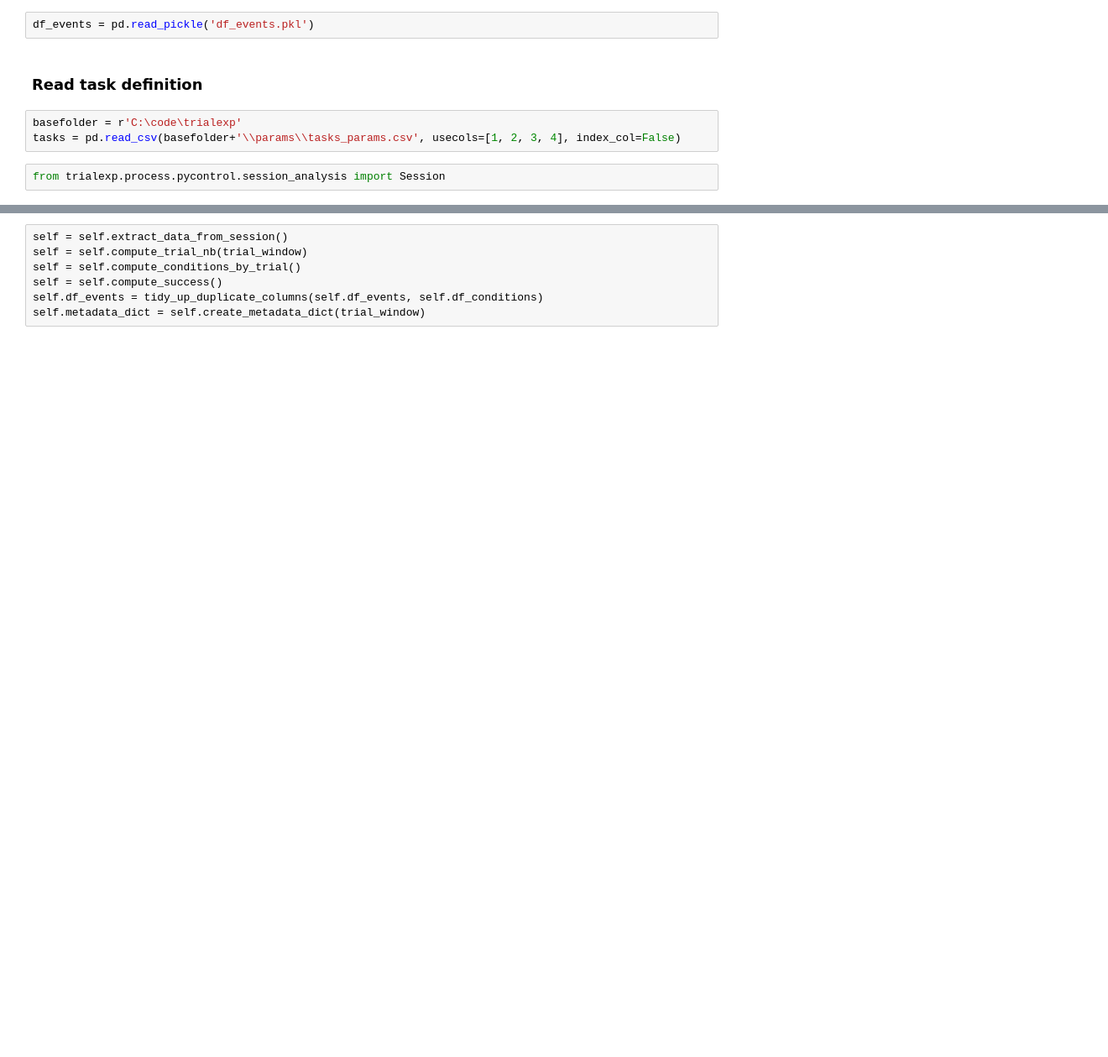
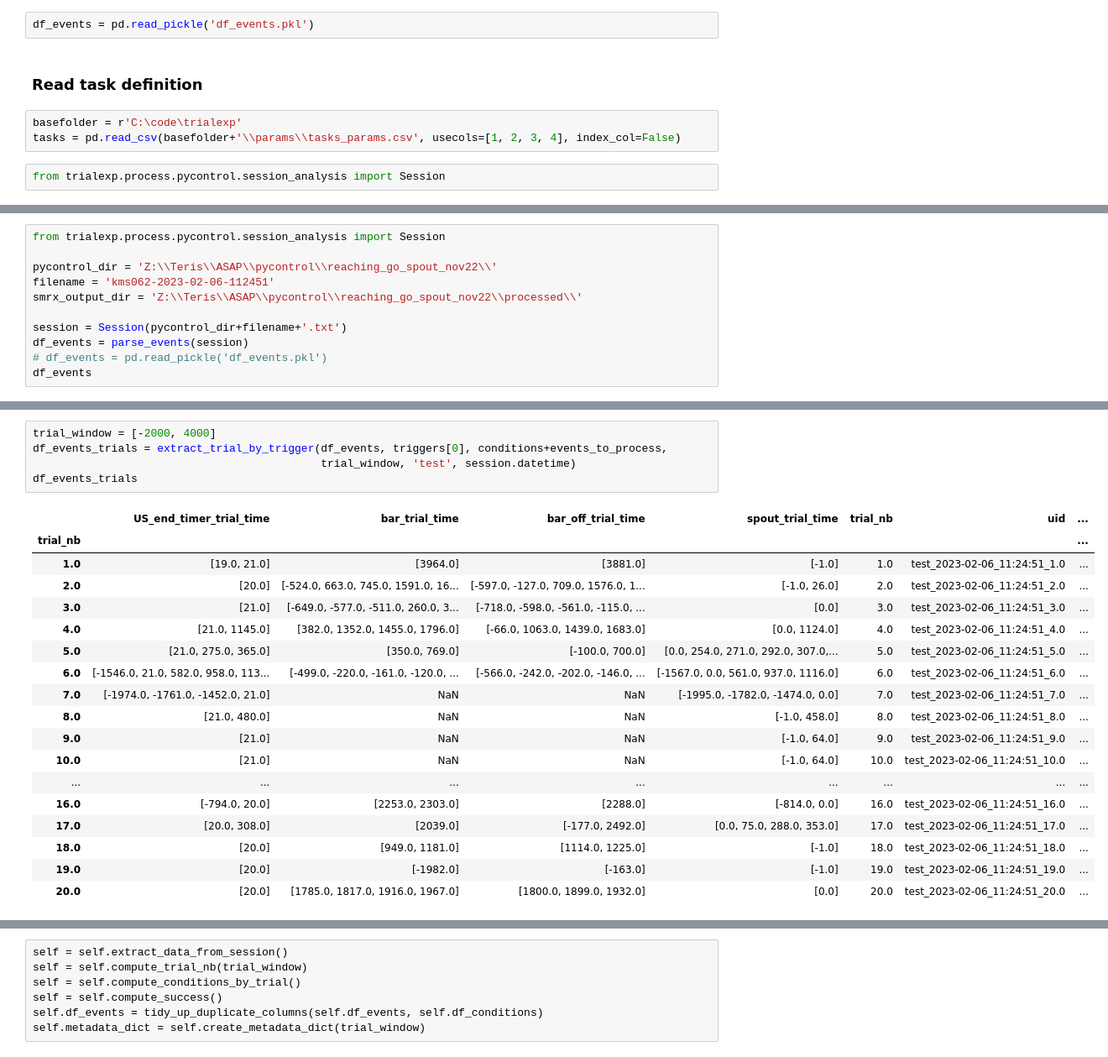
Before and after one commit to juliencarponcy/trialexp, a Jupyter notebook: notebooks/noncanonical/single_session_analsysis/Convert dataset.ipynb, the cells around one changed output, grey strips where cells are left out. Shown at 84% size. Cells and saved outputs as stored; diff of their text form; blank space fills up the shorter version.

```diff
--- a/notebooks/noncanonical/single_session_analsysis/Convert dataset.ipynb
+++ b/notebooks/noncanonical/single_session_analsysis/Convert dataset.ipynb
@@ -74,0 +94,11 @@ sns.jointplot(x='trial_time', y='trial_nb', marker='|',data=df2plot)
+# %%
+from trialexp.process.pycontrol.session_analysis import Session
+
+pycontrol_dir = 'Z:\\Teris\\ASAP\\pycontrol\\reaching_go_spout_nov22\\'
+filename = 'kms062-2023-02-06-112451'
+smrx_output_dir = 'Z:\\Teris\\ASAP\\pycontrol\\reaching_go_spout_nov22\\processed\\'
+
+session = Session(pycontrol_dir+filename+'.txt')
+df_events = parse_events(session)
+# df_events = pd.read_pickle('df_events.pkl')
+df_events
@@ -74,0 +119,24 @@ sns.jointplot(x='trial_time', y='trial_nb', marker='|',data=df2plot)
+# %%
+trial_window = [-2000, 4000]
+df_events_trials = extract_trial_by_trigger(df_events, triggers[0], conditions+events_to_process,
+                                            trial_window, 'test', session.datetime)
+df_events_trials
+# %% [output]
+|  | US_end_timer_trial_time | bar_trial_time | bar_off_trial_time | spout_trial_time | trial_nb | uid | ... |
+| trial_nb |  |  |  |  |  |  | ... |
+| 1.0 | [19.0, 21.0] | [3964.0] | [3881.0] | [-1.0] | 1.0 | test_2023-02-06_11:24:51_1.0 | ... |
+| 2.0 | [20.0] | [-524.0, 663.0, 745.0, 1591.0, 16... | [-597.0, -127.0, 709.0, 1576.0, 1... | [-1.0, 26.0] | 2.0 | test_2023-02-06_11:24:51_2.0 | ... |
+| 3.0 | [21.0] | [-649.0, -577.0, -511.0, 260.0, 3... | [-718.0, -598.0, -561.0, -115.0, ... | [0.0] | 3.0 | test_2023-02-06_11:24:51_3.0 | ... |
+| 4.0 | [21.0, 1145.0] | [382.0, 1352.0, 1455.0, 1796.0] | [-66.0, 1063.0, 1439.0, 1683.0] | [0.0, 1124.0] | 4.0 | test_2023-02-06_11:24:51_4.0 | ... |
+| 5.0 | [21.0, 275.0, 365.0] | [350.0, 769.0] | [-100.0, 700.0] | [0.0, 254.0, 271.0, 292.0, 307.0,... | 5.0 | test_2023-02-06_11:24:51_5.0 | ... |
+| 6.0 | [-1546.0, 21.0, 582.0, 958.0, 113... | [-499.0, -220.0, -161.0, -120.0, ... | [-566.0, -242.0, -202.0, -146.0, ... | [-1567.0, 0.0, 561.0, 937.0, 1116.0] | 6.0 | test_2023-02-06_11:24:51_6.0 | ... |
+| 7.0 | [-1974.0, -1761.0, -1452.0, 21.0] | NaN | NaN | [-1995.0, -1782.0, -1474.0, 0.0] | 7.0 | test_2023-02-06_11:24:51_7.0 | ... |
+| 8.0 | [21.0, 480.0] | NaN | NaN | [-1.0, 458.0] | 8.0 | test_2023-02-06_11:24:51_8.0 | ... |
+| 9.0 | [21.0] | NaN | NaN | [-1.0, 64.0] | 9.0 | test_2023-02-06_11:24:51_9.0 | ... |
+| 10.0 | [21.0] | NaN | NaN | [-1.0, 64.0] | 10.0 | test_2023-02-06_11:24:51_10.0 | ... |
+| ... | ... | ... | ... | ... | ... | ... | ... |
+| 16.0 | [-794.0, 20.0] | [2253.0, 2303.0] | [2288.0] | [-814.0, 0.0] | 16.0 | test_2023-02-06_11:24:51_16.0 | ... |
+| 17.0 | [20.0, 308.0] | [2039.0] | [-177.0, 2492.0] | [0.0, 75.0, 288.0, 353.0] | 17.0 | test_2023-02-06_11:24:51_17.0 | ... |
+| 18.0 | [20.0] | [949.0, 1181.0] | [1114.0, 1225.0] | [-1.0] | 18.0 | test_2023-02-06_11:24:51_18.0 | ... |
+| 19.0 | [20.0] | [-1982.0] | [-163.0] | [-1.0] | 19.0 | test_2023-02-06_11:24:51_19.0 | ... |
+| 20.0 | [20.0] | [1785.0, 1817.0, 1916.0, 1967.0] | [1800.0, 1899.0, 1932.0] | [0.0] | 20.0 | test_2023-02-06_11:24:51_20.0 | ... |
```
Also changed, not shown: parts of 9 cells of this notebook, 2 other files.
